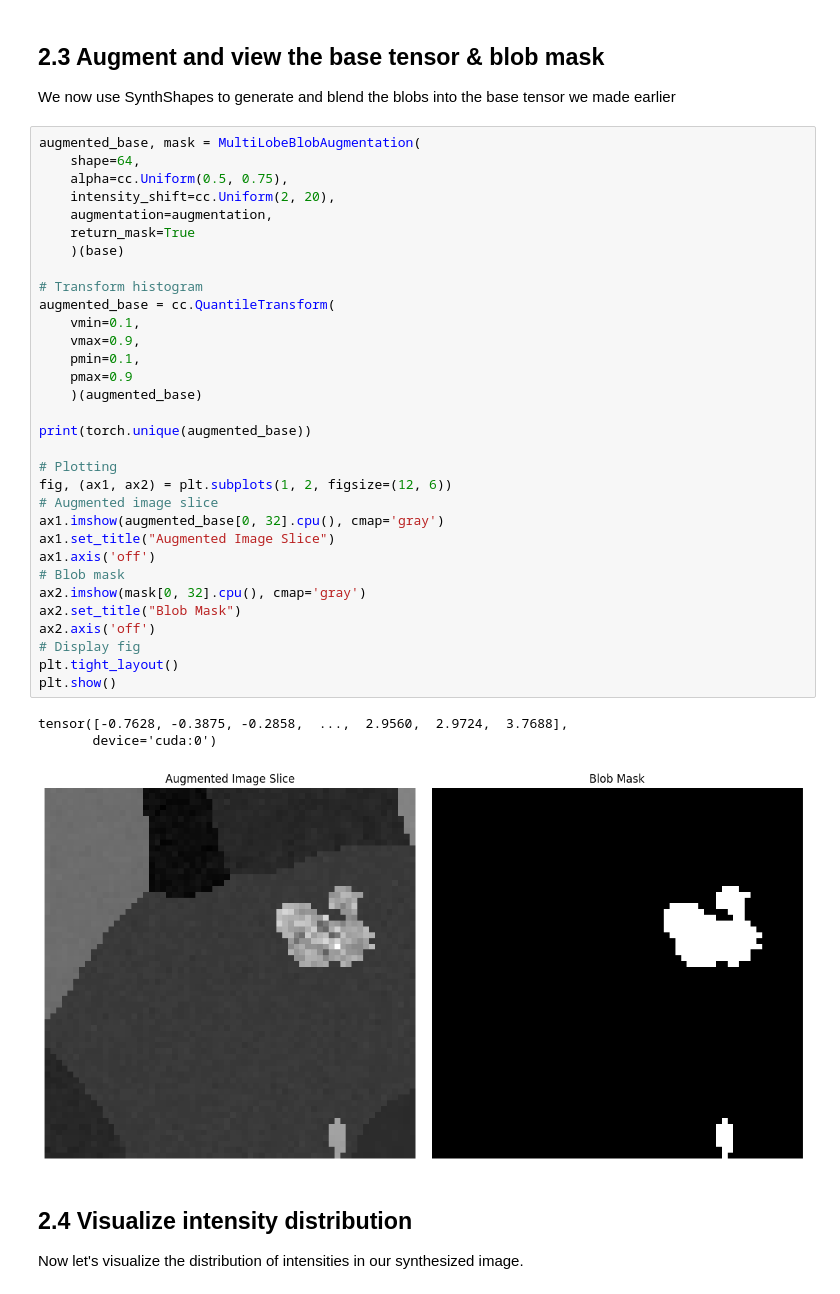
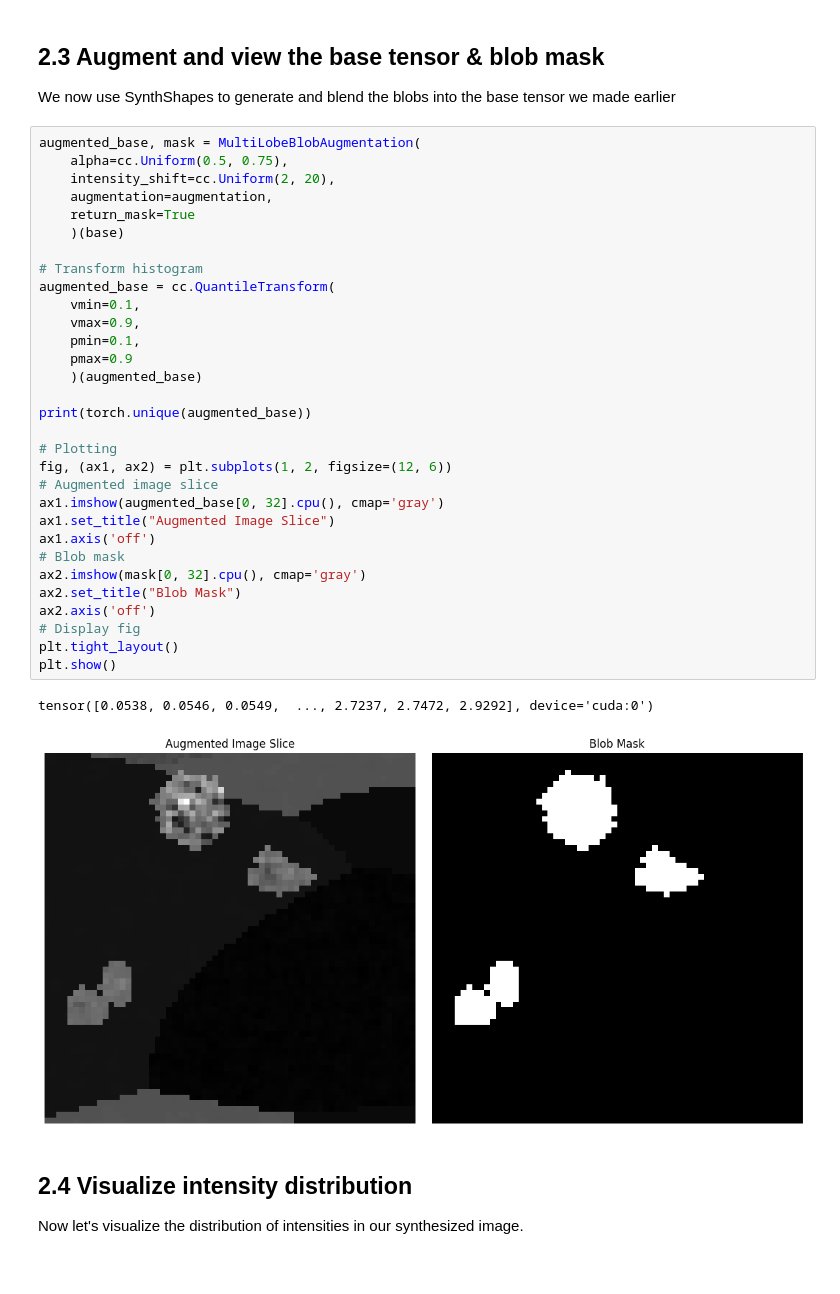
Before and after one commit to EtienneChollet/SynthShapes, a Jupyter notebook: docs/examples/blob_synth.ipynb, the cells around one changed output. Cells and saved outputs as stored; diff of their text form.

```diff
--- a/docs/examples/blob_synth.ipynb
+++ b/docs/examples/blob_synth.ipynb
@@ -50,40 +53,38 @@ augmentation = torch.nn.Sequential(
 We now use SynthShapes to generate and blend the blobs into the base tensor we made earlier
 # %%
 augmented_base, mask = MultiLobeBlobAugmentation(
-    shape=64,
     alpha=cc.Uniform(0.5, 0.75),
     intensity_shift=cc.Uniform(2, 20),
     augmentation=augmentation,
     return_mask=True
     )(base)
 
 # Transform histogram
 augmented_base = cc.QuantileTransform(
     vmin=0.1,
     vmax=0.9,
     pmin=0.1,
     pmax=0.9
     )(augmented_base)
 
 print(torch.unique(augmented_base))
 
 # Plotting
 fig, (ax1, ax2) = plt.subplots(1, 2, figsize=(12, 6))
 # Augmented image slice
 ax1.imshow(augmented_base[0, 32].cpu(), cmap='gray')
 ax1.set_title("Augmented Image Slice")
 ax1.axis('off')
 # Blob mask
 ax2.imshow(mask[0, 32].cpu(), cmap='gray')
 ax2.set_title("Blob Mask")
 ax2.axis('off')
 # Display fig
 plt.tight_layout()
 plt.show()
 # %% [output]
-tensor([-0.7628, -0.3875, -0.2858,  ...,  2.9560,  2.9724,  3.7688],
-       device='cuda:0')
+tensor([0.0538, 0.0546, 0.0549,  ..., 2.7237, 2.7472, 2.9292], device='cuda:0')
-[figure, old version]
+[figure, new version]
 # %% [markdown]
 ## 2.4 Visualize intensity distribution
 Now let's visualize the distribution of intensities in our synthesized image.
```
Also changed, not shown: parts of 3 cells of this notebook.
